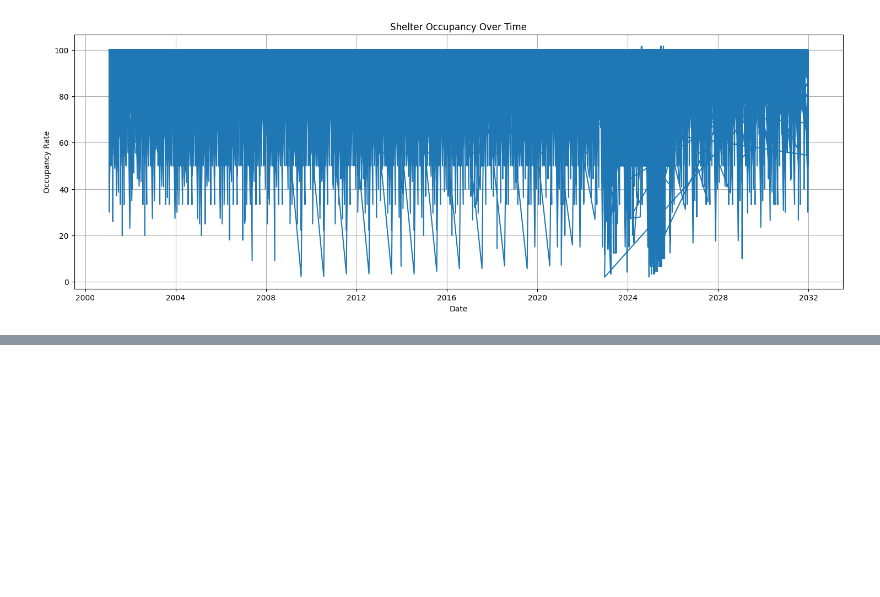
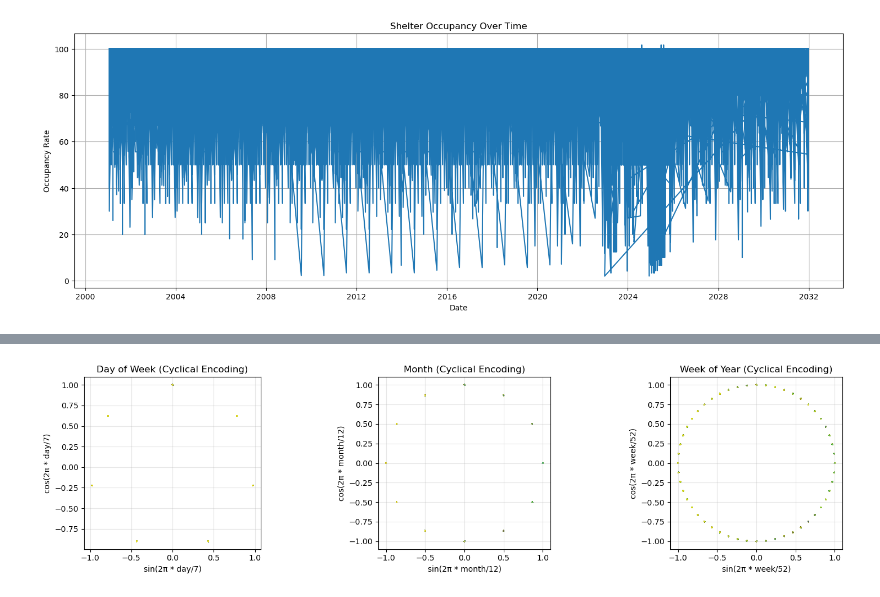
Before and after one commit to qadeersan/ML-Toronto-Shelter-Occupancy, a Jupyter notebook: notebooks/01_EDA.ipynb, the cells around one changed output, grey strips where cells are left out. Drawn from its saved outputs; the diff is of its cells as text; code cells hidden in the pictures; blank space fills up the shorter version.

```diff
--- a/notebooks/01_EDA.ipynb
+++ b/notebooks/01_EDA.ipynb
@@ -203,0 +243,38 @@ plt.show()
+# %%
+# Visualize cyclical encoding
+fig, axes = plt.subplots(1, 3, figsize=(16, 4))
+
+# Day of week cyclical
+ax = axes[0]
+ax.scatter(df['day_of_week_sin'], df['day_of_week_cos'],
+           c=df['OCCUPANCY_RATE_BEDS'], cmap='viridis', alpha=0.1, s=1)
+ax.set_xlabel('sin(2π * day/7)')
+ax.set_ylabel('cos(2π * day/7)')
+ax.set_title('Day of Week (Cyclical Encoding)')
+ax.set_aspect('equal')
+ax.grid(True, alpha=0.3)
+
+# Month cyclical
+ax = axes[1]
+ax.scatter(df['month_sin'], df['month_cos'],
+           c=df['OCCUPANCY_RATE_BEDS'], cmap='viridis', alpha=0.1, s=1)
+ax.set_xlabel('sin(2π * month/12)')
+ax.set_ylabel('cos(2π * month/12)')
+ax.set_title('Month (Cyclical Encoding)')
+ax.set_aspect('equal')
+ax.grid(True, alpha=0.3)
+
+# Week of year cyclical
+ax = axes[2]
+ax.scatter(df['week_of_year_sin'], df['week_of_year_cos'],
+           c=df['OCCUPANCY_RATE_BEDS'], cmap='viridis', alpha=0.1, s=1)
+ax.set_xlabel('sin(2π * week/52)')
+ax.set_ylabel('cos(2π * week/52)')
+ax.set_title('Week of Year (Cyclical Encoding)')
+ax.set_aspect('equal')
+ax.grid(True, alpha=0.3)
+
+plt.tight_layout()
+plt.show()
+# %% [output]
+[figure, added]
```
Also changed, not shown: parts of 7 cells of this notebook, 17 other files.
